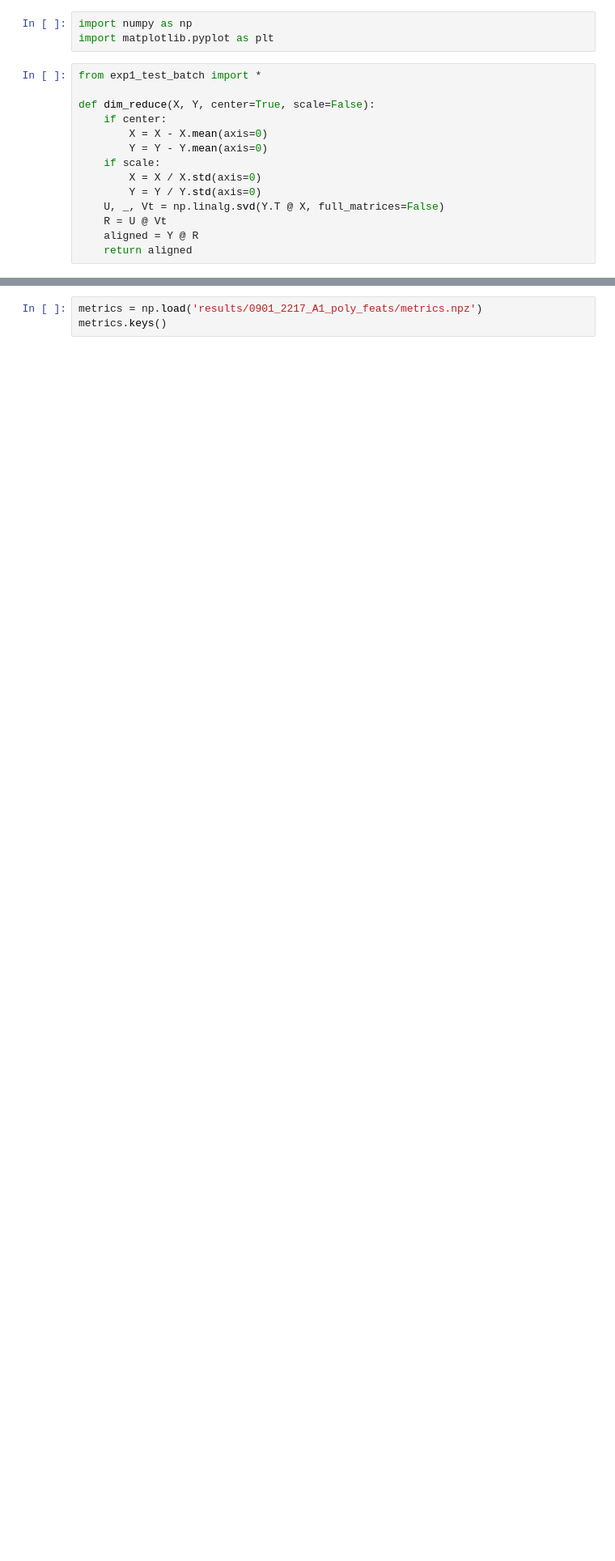
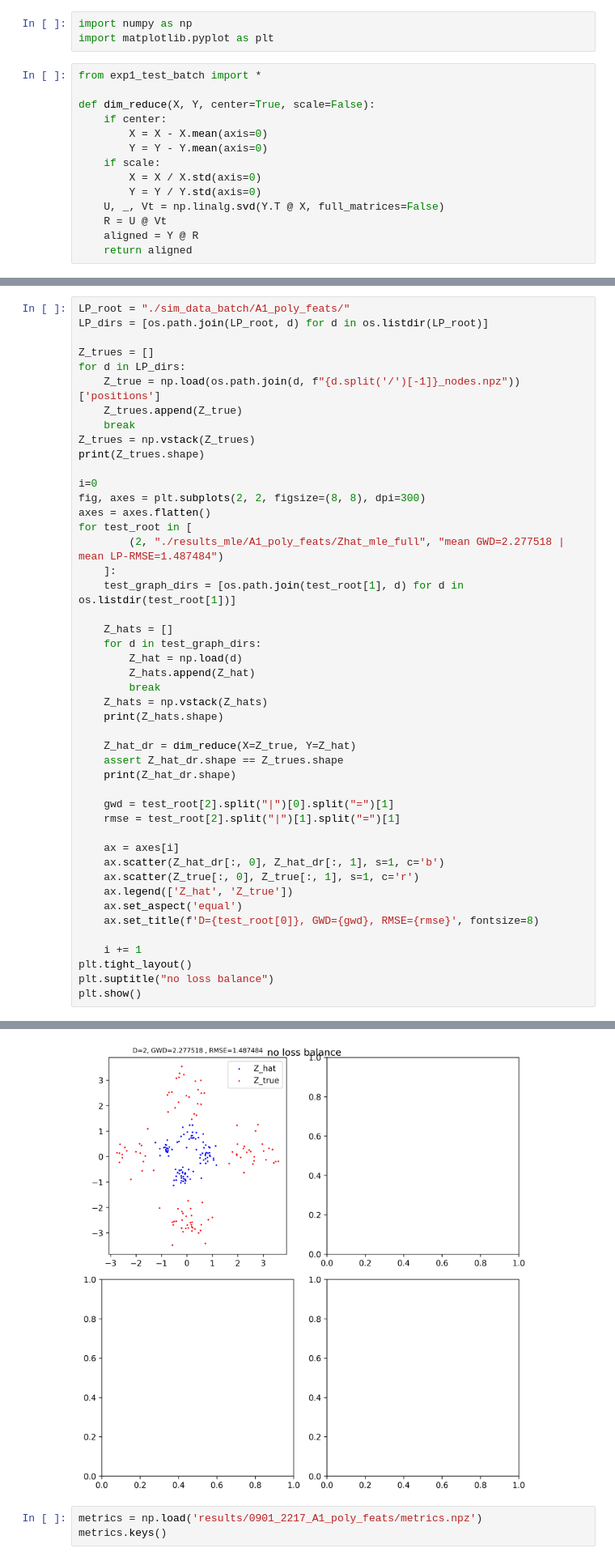
Before and after one commit to ZhangWan-byte/lpm, a Jupyter notebook: exp1_demo.ipynb, the cells around one changed output, grey strips where cells are left out. Shown at 81% size. Cells and saved outputs as stored; diff of their text form; blank space fills up the shorter version.

```diff
--- a/exp1_demo.ipynb
+++ b/exp1_demo.ipynb
@@ -217,0 +77,47 @@ plt.show()
+# %%
+LP_root = "./sim_data_batch/A1_poly_feats/"
+LP_dirs = [os.path.join(LP_root, d) for d in os.listdir(LP_root)]
+
+Z_trues = []
+for d in LP_dirs:
+    Z_true = np.load(os.path.join(d, f"{d.split('/')[-1]}_nodes.npz"))['positions']
+    Z_trues.append(Z_true)
+    break
+Z_trues = np.vstack(Z_trues)
+print(Z_trues.shape)
+
+i=0
+fig, axes = plt.subplots(2, 2, figsize=(8, 8), dpi=300)
+axes = axes.flatten()
+for test_root in [
+        (2, "./results_mle/A1_poly_feats/Zhat_mle_full", "mean GWD=2.277518 | mean LP-RMSE=1.487484")
+    ]:
+    test_graph_dirs = [os.path.join(test_root[1], d) for d in os.listdir(test_root[1])]
+
+    Z_hats = []
+    for d in test_graph_dirs:
+        Z_hat = np.load(d)
+        Z_hats.append(Z_hat)
+        break
+    Z_hats = np.vstack(Z_hats)
+    print(Z_hats.shape)
+
+    Z_hat_dr = dim_reduce(X=Z_true, Y=Z_hat)
+    assert Z_hat_dr.shape == Z_trues.shape
+    print(Z_hat_dr.shape)
+
+    gwd = test_root[2].split("|")[0].split("=")[1]
+    rmse = test_root[2].split("|")[1].split("=")[1]
+
+    ax = axes[i]
+    ax.scatter(Z_hat_dr[:, 0], Z_hat_dr[:, 1], s=1, c='b')
+    ax.scatter(Z_true[:, 0], Z_true[:, 1], s=1, c='r')
+    ax.legend(['Z_hat', 'Z_true'])
+    ax.set_aspect('equal')
+    ax.set_title(f'D={test_root[0]}, GWD={gwd}, RMSE={rmse}', fontsize=8)
+
+    i += 1
+plt.tight_layout()
+plt.suptitle("no loss balance")
+plt.show()
+# %% [output]
@@ -218,3 +127,4 @@ plt.show()
+[figure, added]
 # %%
 metrics = np.load('results/0901_2217_A1_poly_feats/metrics.npz')
 metrics.keys()
```
Also changed, not shown: parts of 6 cells of this notebook, 4 other files.
